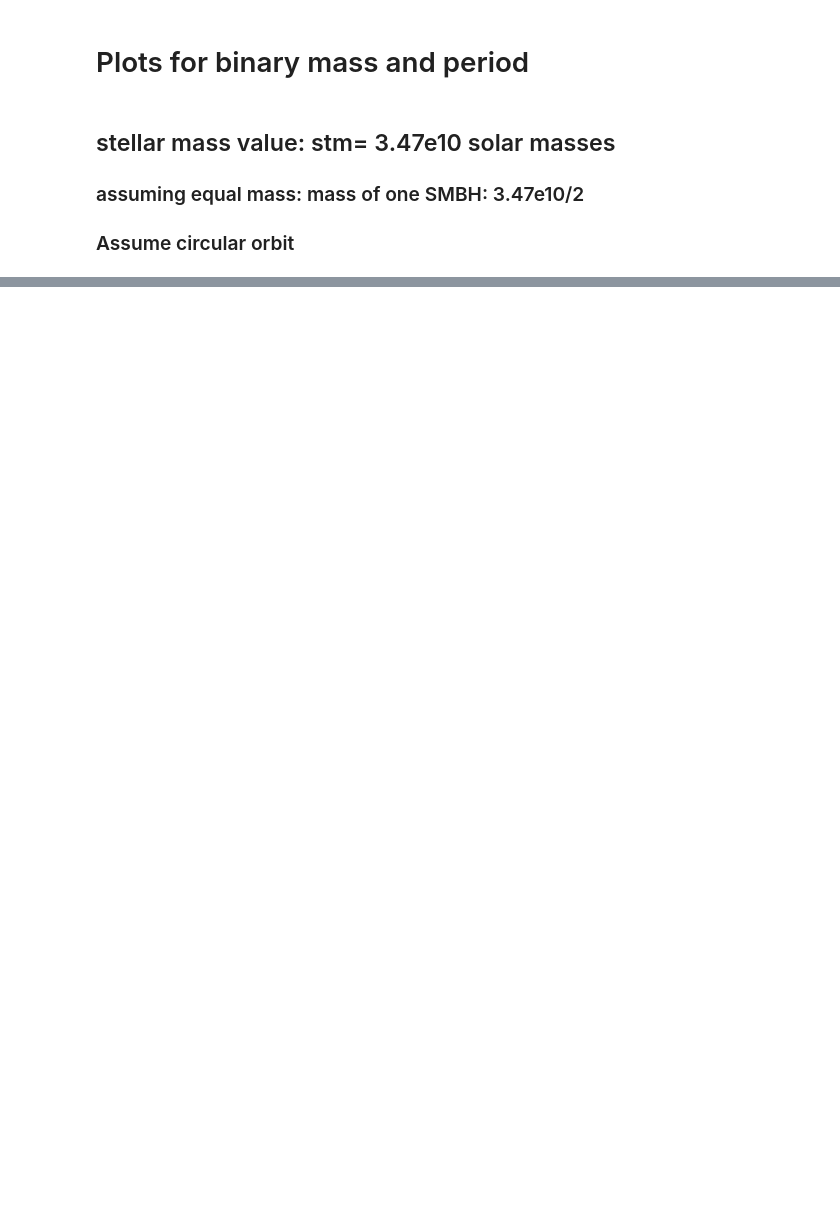
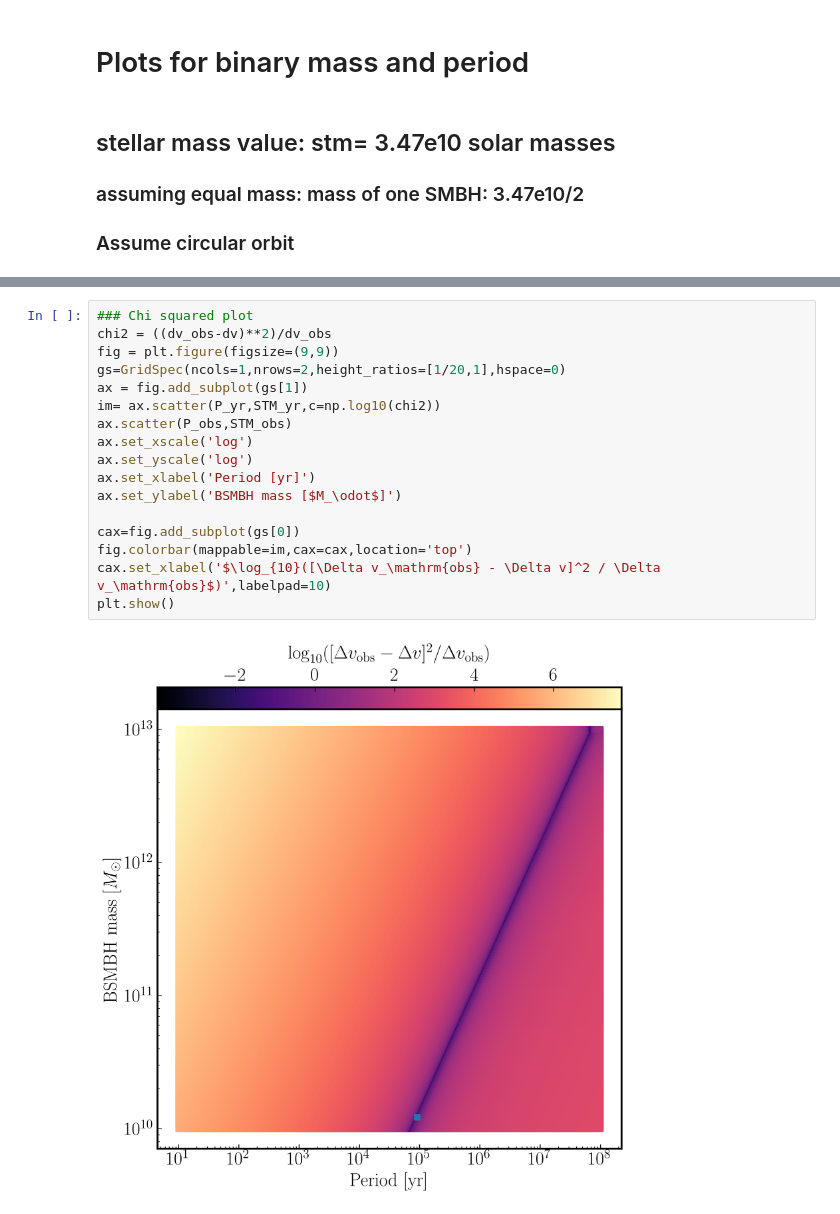
Before and after one commit to jradcliffe5/vdDussen_MSc, a Jupyter notebook: BMassPlots.ipynb, the cells around one changed output, grey strips where cells are left out. Saved outputs shown, nothing was run; the diff lists cells and outputs as text; blank space fills up the shorter version.

```diff
--- a/BMassPlots.ipynb
+++ b/BMassPlots.ipynb
@@ -135,0 +84,19 @@ plt.show()
+# %%
+### Chi squared plot
+chi2 = ((dv_obs-dv)**2)/dv_obs
+fig = plt.figure(figsize=(9,9))
+gs=GridSpec(ncols=1,nrows=2,height_ratios=[1/20,1],hspace=0)
+ax = fig.add_subplot(gs[1])
+im= ax.scatter(P_yr,STM_yr,c=np.log10(chi2))
+ax.scatter(P_obs,STM_obs)
+ax.set_xscale('log')
+ax.set_yscale('log')
+ax.set_xlabel('Period [yr]')
+ax.set_ylabel('BSMBH mass [$M_\odot$]')
+
+cax=fig.add_subplot(gs[0])
+fig.colorbar(mappable=im,cax=cax,location='top')
+cax.set_xlabel('$\log_{10}([\Delta v_\mathrm{obs} - \Delta v]^2 / \Delta v_\mathrm{obs}$)',labelpad=10)
+plt.show()
+# %% [output]
+[figure, added]
```
Also changed, not shown: parts of 18 cells of this notebook.
